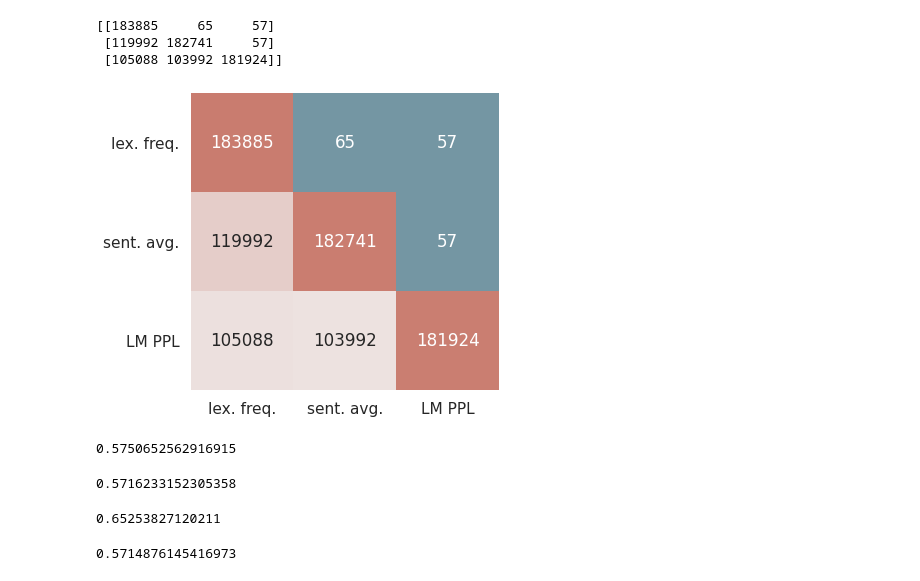
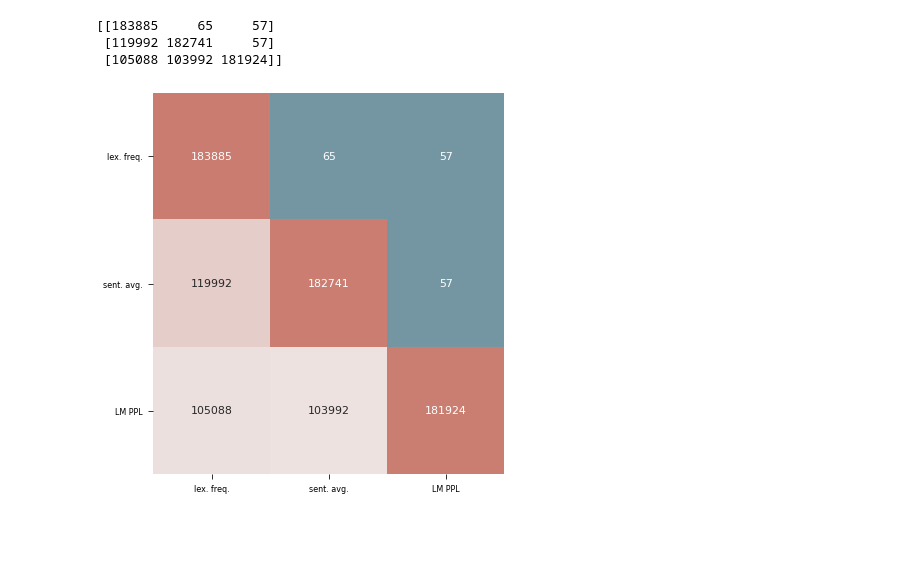
Before and after one commit to ZurichNLP/specific_hospo_respo, a Jupyter notebook: scripts/analyses/visualise_overlap_between_training_sets.ipynb, the cells around one changed output. Saved outputs shown, nothing was run; the diff lists cells and outputs as text; code cells hidden in the pictures; blank space fills up the shorter version.

```diff
--- a/scripts/analyses/visualise_overlap_between_training_sets.ipynb
+++ b/scripts/analyses/visualise_overlap_between_training_sets.ipynb
@@ -12,5 +29,5 @@ import seaborn as sns
 # %%
-data_path = '../hotel'
+data_dir = Path('../../data/hotel/')
 
 train_sets = {
     'filt_freq_distro_0.0_0.883': 'lex. freq.',
@@ -27,7 +44,7 @@ def collect_counted_lines(file):
 
 data_responses = {}
 for k, v in train_sets.items():
-    id_file = Path(data_path) / k / 'train.response'
+    id_file = Path(data_dir) / k / 'train.response'
     data_responses[v] = collect_counted_lines(id_file)
 
 for i, ik in enumerate(data_responses.keys()):
@@ -59,7 +76,7 @@ def collect_ids(file):
 
 data = {}
 for k, v in train_sets.items():
-    id_file = Path(data_path) / k / 'train.rrgen_id'
+    id_file = Path(data_dir) / k / 'train.rrgen_id'
     data[v] = collect_ids(id_file)
 
 # for k in data.keys():
@@ -98,33 +115,17 @@ print(m)
 [[183885     65     57]
  [119992 182741     57]
  [105088 103992 181924]]
-# %%
-# create heatmap plot
-cm = sns.diverging_palette(220, 20, s=40, l=60, as_cmap=True)
-with plt.style.context('seaborn-paper'):
-    sns.set(font_scale=1.4)
-    f, ax = plt.subplots(figsize=(6, 5))
-#     print(axes)
-    sns.heatmap(m, annot=True, fmt="d", cmap=cm, xticklabels=list(data.keys()), yticklabels=list(data.keys()), ax=ax, cbar=False)
-    plt.yticks(rotation=0)
-    plt.tight_layout()
-    plt.savefig('./plots/train_set_overlap_3.pdf', dpi=300)
-    plt.savefig('./plots/train_set_overlap_3.png', dpi=300)
-# %% [output]
-[figure, removed]
-# %%
-105088 / 182741
-# %% [output]
-0.5750652562916915
-# %%
-103992 / 181924
-# %% [output]
-0.5716233152305358
-# %%
-119992 / 183885
-# %% [output]
-0.65253827120211
-# %%
-105088 / 183885
-# %% [output]
-0.5714876145416973
+# %%
+# create heatmap plot
+cm = sns.diverging_palette(220, 20, s=40, l=60, as_cmap=True)
+with plt.style.context('seaborn-paper'):
+    # sns.set(font_scale=1.4)
+    f, ax = plt.subplots(1, 1, figsize=(textwidth, textwidth))
+#     print(axes)
+    sns.heatmap(m, annot=True, fmt="d", cmap=cm, xticklabels=list(data.keys()), yticklabels=list(data.keys()), ax=ax, cbar=False)
+    plt.yticks(rotation=0)
+    plt.tight_layout()
+    # plt.savefig('./plots/train_set_overlap_3.pdf', dpi=300)
+    # plt.savefig('./plots/train_set_overlap_3.png', dpi=300)
+# %% [output]
+[figure, added]
```
Also changed, not shown: parts of 2 cells of this notebook, 3 other files.
